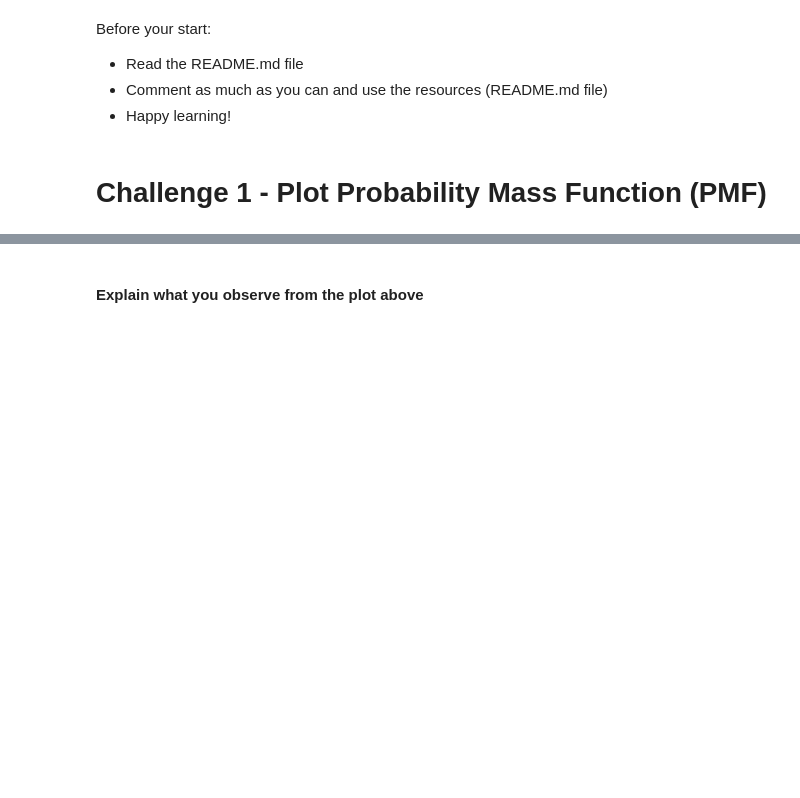
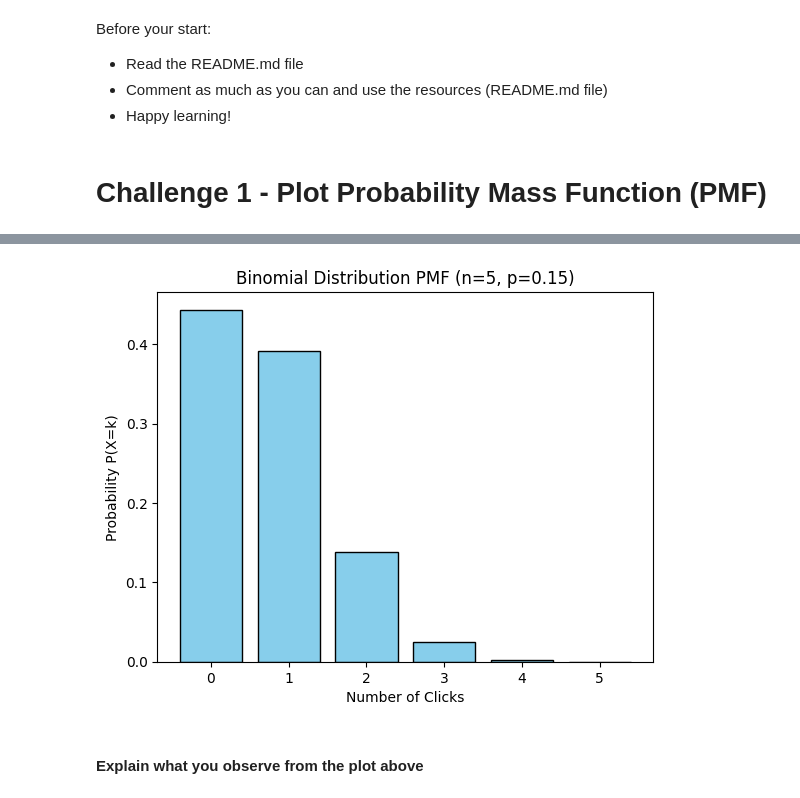
Before and after one commit to chandlershortlidge/lab-probability-distribution-challenges, a Jupyter notebook: your-code/main.ipynb, the cells around one changed output, grey strips where cells are left out. Cells and saved outputs as stored; diff of their text form; code cells hidden in the pictures; blank space fills up the shorter version.

```diff
--- a/your-code/main.ipynb
+++ b/your-code/main.ipynb
@@ -24,2 +26,21 @@ Before your start:
+# %%
+# Parameters
+n = 5   # number of trials (people)
+p = 0.15  # probability of success (click)
+
+# Support (possible values of X: 0 to n)
+x = list(range(n+1))
+
+# PMF values
+pmf = binom.pmf(x, n, p)
+
+# Plot
+plt.bar(x, pmf, color="skyblue", edgecolor="black")
+plt.xlabel("Number of Clicks")
+plt.ylabel("Probability P(X=k)")
+plt.title("Binomial Distribution PMF (n=5, p=0.15)")
+plt.show()
+# %% [output]
+[figure, added]
 # %% [markdown]
 #### Explain what you observe from the plot above
```
Also changed, not shown: parts of 15 cells of this notebook.
